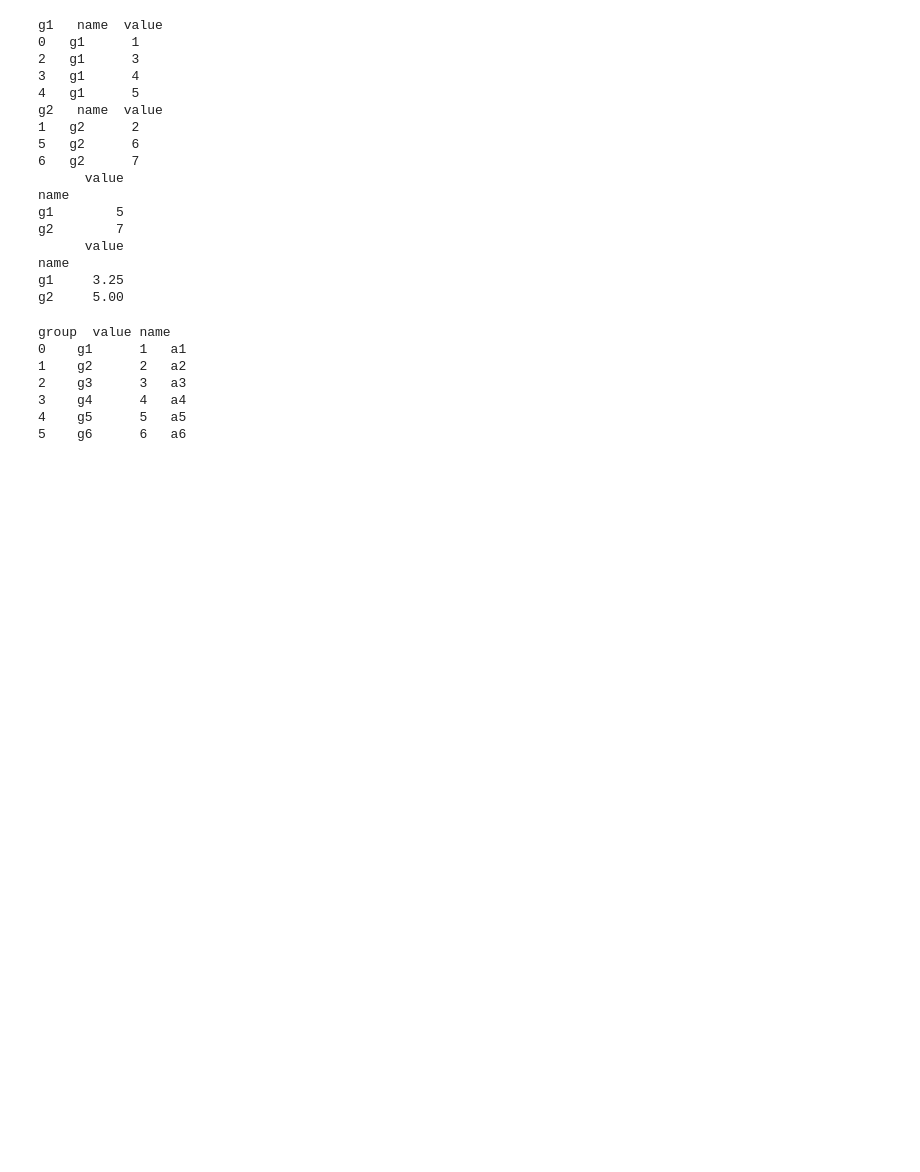
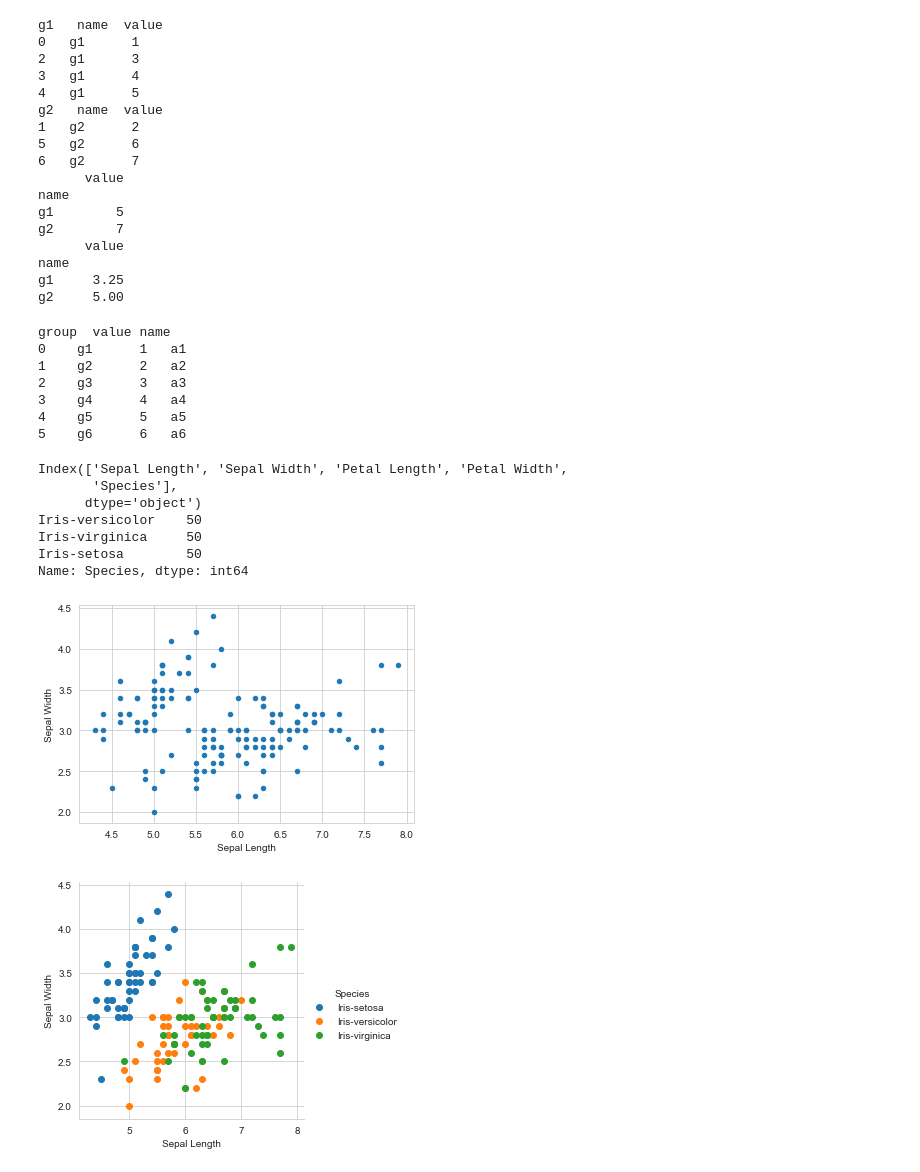
Before and after one commit to Ar11rA/python-ds, a Jupyter notebook: pandas.ipynb, the cells around one changed output. Cells and saved outputs as stored; diff of their text form; code cells hidden in the pictures; blank space fills up the shorter version.

Commit message:
Added 2-d plots to pandas example

```diff
--- a/pandas.ipynb
+++ b/pandas.ipynb
@@ -121,3 +121,28 @@ group  value name
 3    g4      4   a4
 4    g5      5   a5
 5    g6      6   a6
+# %%
+import seaborn as sns
+import matplotlib.pyplot as plt
+
+iris_df = pd.read_csv('./resources/iris.csv')
+
+print(iris_df.columns)
+print(iris_df["Species"].value_counts())
+iris_df.plot(kind="scatter", x="Sepal Length",y="Sepal Width")
+
+sns.set_style("whitegrid")
+sns.FacetGrid(iris_df, hue="Species", height=4) \
+    .map(plt.scatter, "Sepal Length", "Sepal Width") \
+    .add_legend();
+plt.show()
+# %% [output]
+Index(['Sepal Length', 'Sepal Width', 'Petal Length', 'Petal Width',
+       'Species'],
+      dtype='object')
+Iris-versicolor    50
+Iris-virginica     50
+Iris-setosa        50
+Name: Species, dtype: int64
+[figure, added]
+[figure, added]
```
Also changed, not shown: 1 other file.
